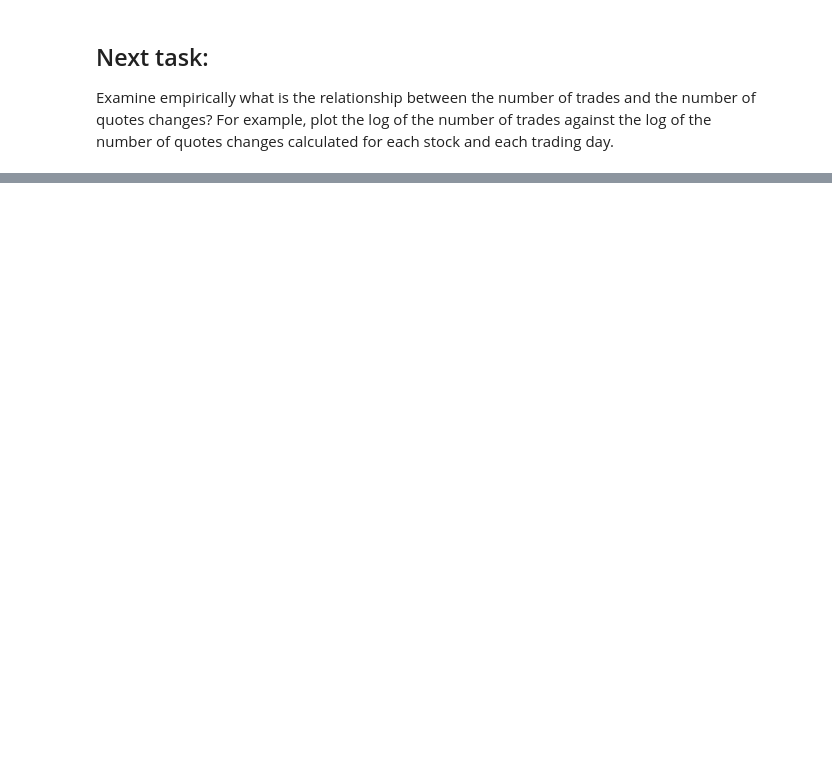
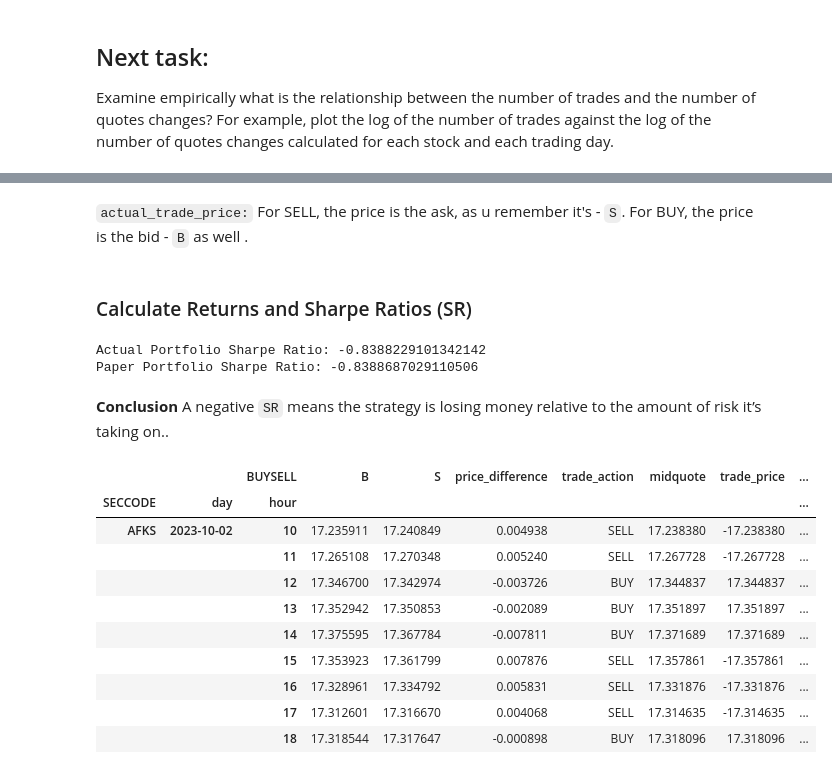
Before and after one commit to Matvey2022/Financy_project, a Jupyter notebook: solution.ipynb, the cells around one changed output, grey strips where cells are left out. Drawn from its saved outputs; the diff is of its cells as text; code cells hidden in the pictures; blank space fills up the shorter version.

```diff
--- a/solution.ipynb
+++ b/solution.ipynb
@@ -401,0 +714,9 @@ the log of the number of quotes changes calculated for each stock and each tradi
+# %%
+# compute difference between ASK and BID
+grouped_prices = aggregated_df
+
+grouped_prices = df.groupby(['SECCODE', 'day', 'hour', 'BUYSELL'])['PRICE'].mean().unstack()
+
+grouped_prices['price_difference'] = grouped_prices['S'] - grouped_prices['B']
+
+grouped_prices.head()
@@ -401,0 +733,5 @@ the log of the number of quotes changes calculated for each stock and each tradi
+# %%
+grouped_prices['trade_action'] = grouped_prices['price_difference'].apply(
+    lambda x: 'BUY' if x < 0 else 'SELL')
+
+grouped_prices.head()
@@ -401,0 +748,12 @@ the log of the number of quotes changes calculated for each stock and each tradi
+# %%
+# add midquote price average of ask and bid (remember that B - its our BID and S - its our ASK)
+grouped_prices['midquote'] = (grouped_prices['S'] + grouped_prices['B']) / 2
+
+grouped_prices['trade_price'] = grouped_prices.apply(
+    lambda row: row['midquote'] if row['trade_action'] == 'BUY' else -row['midquote'], axis=1)
+
+# check simulated portfolio value (sum of trade prices for each time unit)
+portfolio_value = grouped_prices.groupby(['day', 'hour'])['trade_price'].sum()
+
+# view the portfolio value over time
+portfolio_value.head()
@@ -401,0 +775,11 @@ the log of the number of quotes changes calculated for each stock and each tradi
+# %%
+# Simulate actual trades using bid and ask prices
+grouped_prices['actual_trade_price'] = grouped_prices.apply(
+    lambda row: row['S'] if row['trade_action'] == 'SELL' else -row['B'], axis=1
+)
+
+# Check the simulated portfolio value (sum of actual trade prices for each time unit)
+actual_portfolio_value = grouped_prices.groupby(['day', 'hour'])['actual_trade_price'].sum()
+
+# View the actual portfolio value over time
+actual_portfolio_value.head()
@@ -401,0 +794,37 @@ the log of the number of quotes changes calculated for each stock and each tradi
+# %% [markdown]
+`actual_trade_price:` For SELL, the price is the ask, as u remember it's - `S`. For BUY, the price is the bid - `B` as well .
+# %% [markdown]
+### Calculate Returns and Sharpe Ratios (SR)
+# %%
+# for paper portfolio
+paper_returns = portfolio_value.pct_change().dropna()
+
+# SR for paper portfolio
+paper_sharpe = paper_returns.mean() / paper_returns.std()
+
+actual_returns = actual_portfolio_value.pct_change().dropna()
+
+# SR for actual portfolio
+actual_sharpe = actual_returns.mean() / actual_returns.std()
+
+print("Actual Portfolio Sharpe Ratio:", actual_sharpe)
+print("Paper Portfolio Sharpe Ratio:", paper_sharpe)
+# %% [output]
+Actual Portfolio Sharpe Ratio: -0.8388229101342142
+Paper Portfolio Sharpe Ratio: -0.8388687029110506
+# %% [markdown]
+**Conclusion** A negative `SR` means the strategy is losing money relative to the amount of risk it’s taking on..
+# %%
+grouped_prices.head(9)
+# %% [output]
+|  |  | BUYSELL | B | S | price_difference | trade_action | midquote | trade_price | ... |
+| SECCODE | day | hour |  |  |  |  |  |  | ... |
+| AFKS | 2023-10-02 | 10 | 17.235911 | 17.240849 | 0.004938 | SELL | 17.238380 | -17.238380 | ... |
+|  |  | 11 | 17.265108 | 17.270348 | 0.005240 | SELL | 17.267728 | -17.267728 | ... |
+|  |  | 12 | 17.346700 | 17.342974 | -0.003726 | BUY | 17.344837 | 17.344837 | ... |
+|  |  | 13 | 17.352942 | 17.350853 | -0.002089 | BUY | 17.351897 | 17.351897 | ... |
+|  |  | 14 | 17.375595 | 17.367784 | -0.007811 | BUY | 17.371689 | 17.371689 | ... |
+|  |  | 15 | 17.353923 | 17.361799 | 0.007876 | SELL | 17.357861 | -17.357861 | ... |
+|  |  | 16 | 17.328961 | 17.334792 | 0.005831 | SELL | 17.331876 | -17.331876 | ... |
+|  |  | 17 | 17.312601 | 17.316670 | 0.004068 | SELL | 17.314635 | -17.314635 | ... |
+|  |  | 18 | 17.318544 | 17.317647 | -0.000898 | BUY | 17.318096 | 17.318096 | ... |
```
Also changed, not shown: parts of 39 cells of this notebook, 4 other files.
